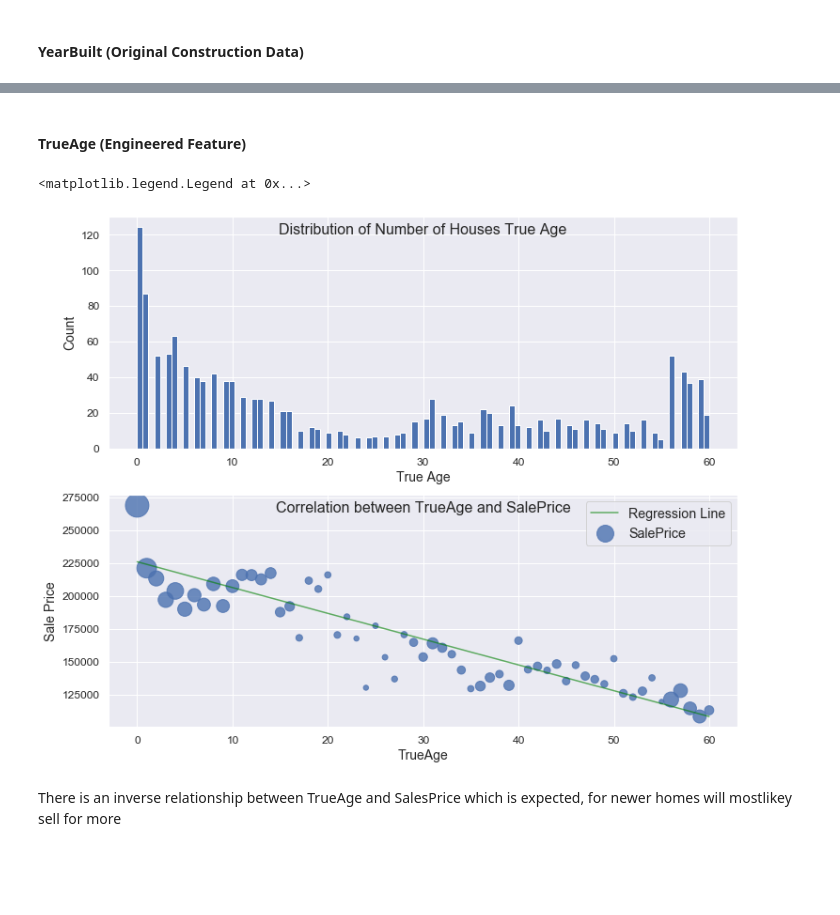
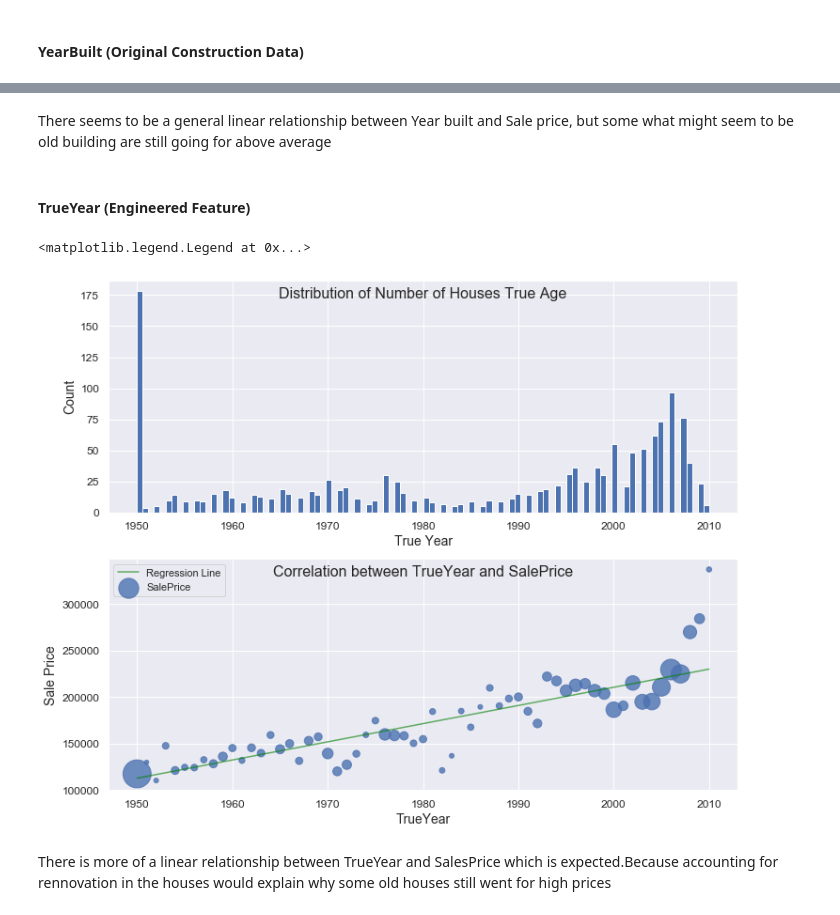
Before and after one commit to chibz3/Real_estate_investment, a Jupyter notebook: housing_prices.ipynb, the cells around one changed output, grey strips where cells are left out. Drawn from its saved outputs; the diff is of its cells as text; code cells hidden in the pictures.

Commit message:
add TrueYear feature

```diff
--- a/housing_prices.ipynb
+++ b/housing_prices.ipynb
@@ -168,9 +136,9 @@ Age             -0.523350
 dtype: float64
 # %%
-#drop negative true age
-df= df[df['TrueAge']>= 0]
+# #drop negative true age
+# df= df[df['TrueAge']>= 0]
 # %%
-df= df.drop(columns=['Age','SinceRemod'], axis=1)
+# df= df.drop(columns=['Age','SinceRemod'], axis=1)
 # %%
 #drop target varribale
 
@@ -229,7 +197,7 @@ removed_features=[]
 for key, value in corr_dict.items():
     if key in cols:
         for feature in value:
-            if (feature in cols) & (feature != key and feature != 'TrueAge'):#keep True age
+            if (feature in cols) & (feature != key and feature != 'TrueYear'):#keep True age
                 cols.remove(feature)
                 removed_features.append(feature)
 # Take a look how many features (columns) are removed from the last step.
@@ -339,6 +306,0 @@ for i in range(20):
-# %%
-#scatterplot
-sns.set()
-cols = ['SalePrice', 'OverallQual', 'GrLivArea', 'GarageCars', 'TotalBsmtSF', 'FullBath', 'YearBuilt']
-sns.pairplot(df[cols], size = 2.5)
-plt.show();
@@ -403,34 +364,34 @@ plt.legend(['Regression Line','SalePrice'])
+# %% [markdown]
+There seems to be a general linear relationship between Year built and Sale price, but some what might seem to be old building are still going for above average
 # %% [markdown]
 
-#### TrueAge (Engineered Feature)
+#### TrueYear (Engineered Feature)
 # %%
 fig1 = plt.figure(figsize=(12,10))
 
 plt.subplot(2,1,1)
-plt.hist(df.TrueAge,bins=100)
-YearMean=df.groupby(['TrueAge']).SalePrice.mean()
-YearSize=df.groupby(['TrueAge']).SalePrice.count()
+plt.hist(df.TrueYear,bins=100)
+YearMean=df.groupby(['TrueYear']).SalePrice.mean()
+YearSize=df.groupby(['TrueYear']).SalePrice.count()
 plt.yticks(fontsize=12)
 plt.xticks(fontsize=12)
 plt.ylabel('Count',fontsize=14)
-plt.xlabel('True Age',fontsize=14)
+plt.xlabel('True Year',fontsize=14)
 plt.title('Distribution of Number of Houses True Age',fontsize=16,y=0.9)
 
 plt.subplot(2,1,2)
 plt.scatter(YearMean.index,YearMean,s=YearSize*5,alpha=0.8)
 # the regression line is created with all the original SalePrice, not the year-mean value
-fit = np.polyfit(df.TrueAge,df.SalePrice,deg=1)
+fit = np.polyfit(df.TrueYear,df.SalePrice,deg=1)
 plt.plot(YearMean.index, fit[0] * YearMean.index + fit[1], color='green',alpha=0.6)
 plt.yticks(fontsize=12)
 plt.xticks(fontsize=12)
 plt.ylabel('Sale Price',fontsize=14)
-plt.xlabel('TrueAge',fontsize=14)
-plt.title('Correlation between TrueAge and SalePrice',fontsize=16,y=0.9)
+plt.xlabel('TrueYear',fontsize=14)
+plt.title('Correlation between TrueYear and SalePrice',fontsize=16,y=0.9)
 plt.legend(['Regression Line','SalePrice'])
 # %% [output]
 <matplotlib.legend.Legend at 0x...>
-[figure, old version]
+[figure, new version]
-# %% [markdown]
-There is an inverse relationship between TrueAge and SalesPrice which is expected, for newer homes will mostlikey sell for more
-# %% [markdown]
-####
+# %% [markdown]
+There is more of a linear relationship between TrueYear and SalesPrice which is expected.Because accounting for rennovation in the houses would explain why some old houses still went for high prices
```
Also changed, not shown: parts of 20 cells of this notebook.
